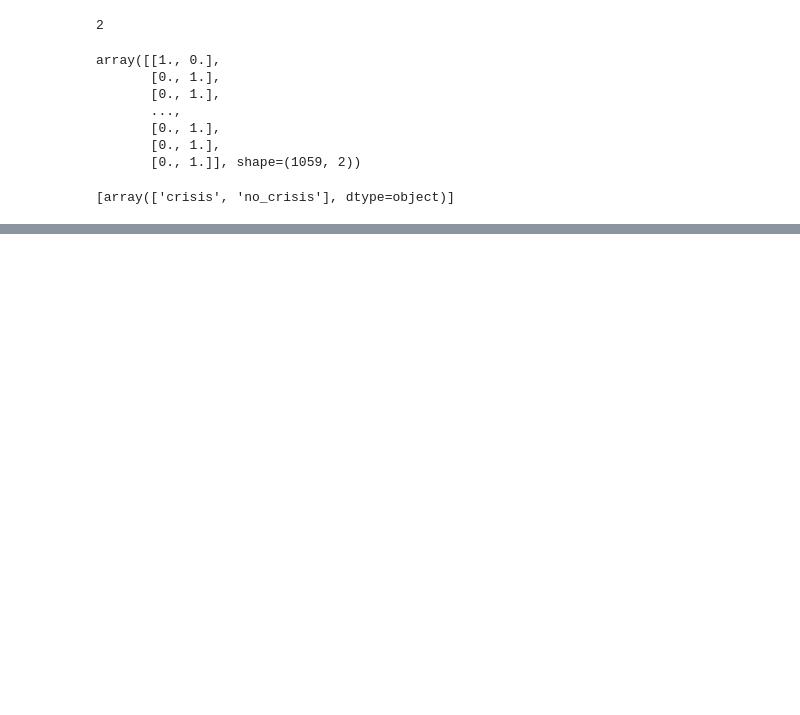
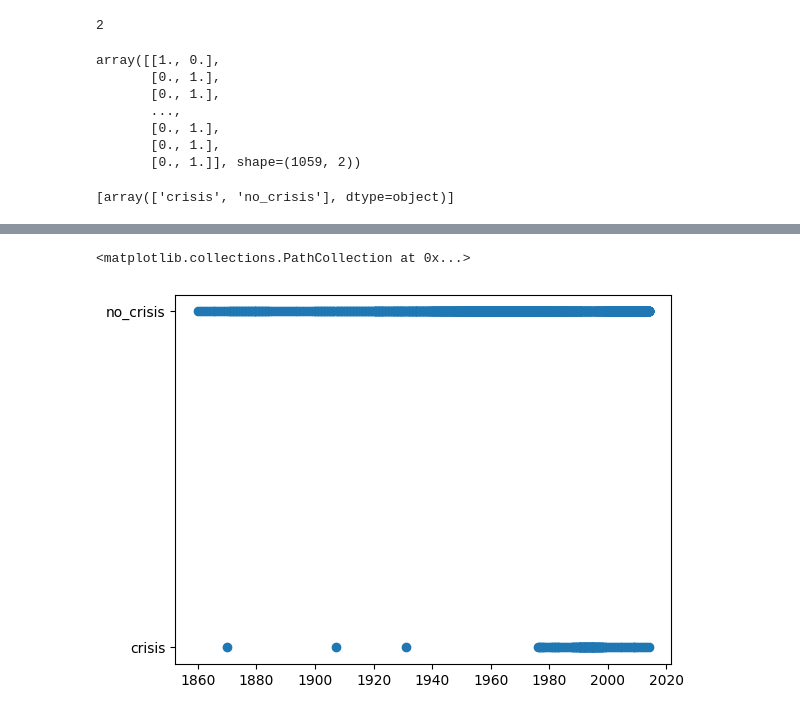
Before and after one commit to LeeBoy-Hmong/MachineLearning, a Jupyter notebook: FinancialCrisis/FinancialAfrica.ipynb, the cells around one changed output, grey strips where cells are left out. Drawn from its saved outputs; the diff is of its cells as text; code cells hidden in the pictures; blank space fills up the shorter version.

```diff
--- a/FinancialCrisis/FinancialAfrica.ipynb
+++ b/FinancialCrisis/FinancialAfrica.ipynb
@@ -316,7 +320,8 @@ clean_data['banking_crisis'].nunique()  # Check how many 'unique' categories of
 # Assign the function to a variable
 encoder = OneHotEncoder(sparse_output=False, handle_unknown='ignore')
 # %%
-encoder.fit_transform(clean_data[['banking_crisis']])  # Transform that column into numerics
+ohe_crisis = encoder.fit_transform(clean_data[['banking_crisis']])  # Transform that column into numerics
+ohe_crisis
 # %% [output]
 array([[1., 0.],
        [0., 1.],
@@ -330,4 +335,6 @@ encoder.categories_  # Confirm the identity of the listed items.
 # %% [output]
 [array(['crisis', 'no_crisis'], dtype=object)]
 # %%
-encoded_col = list(encoder.get_feature_names_out(clean_data['banking_crisis']))
+# Currently 'ohe_crisis' is in an numpy array - turn it into a panda dataframe
+# Concatenation the two would not work otherwise.
+ohe_crisis = pd.DataFrame(data=ohe_crisis)
@@ -335,0 +341,5 @@ ValueError: input_features is not equal to feature_names_in_
+# %%
+# Concatenate the two data frames - this will allow us to run the df with models now
+# Use .drop() method to remove the old column - it's redundant and no longer useful
+ohe_df = pd.concat([clean_data, ohe_crisis], axis=1).drop(columns=['banking_crisis'])
+ohe_df.head(10)
@@ -335,0 +366,5 @@ ValueError: input_features is not equal to feature_names_in_
+# %%
+plt.scatter(ohe_df['year'], clean_data['banking_crisis'])
+# %% [output]
+<matplotlib.collections.PathCollection at 0x...>
+[figure, added]
```
Also changed, not shown: parts of 5 cells of this notebook.
